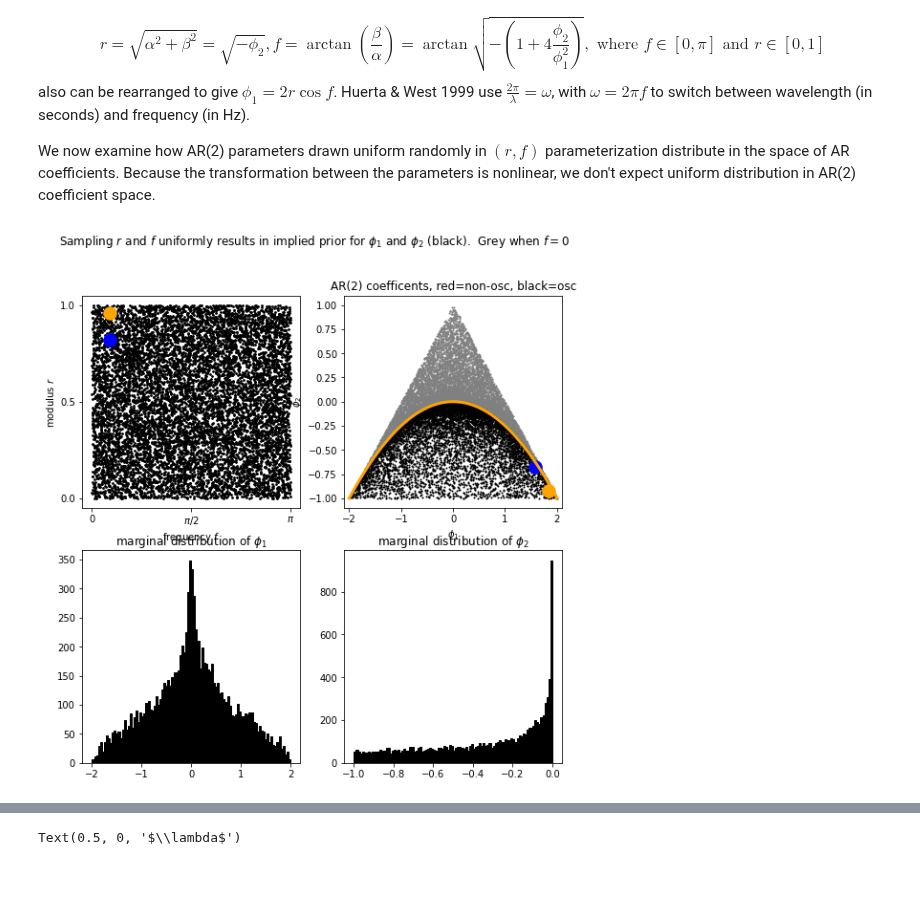
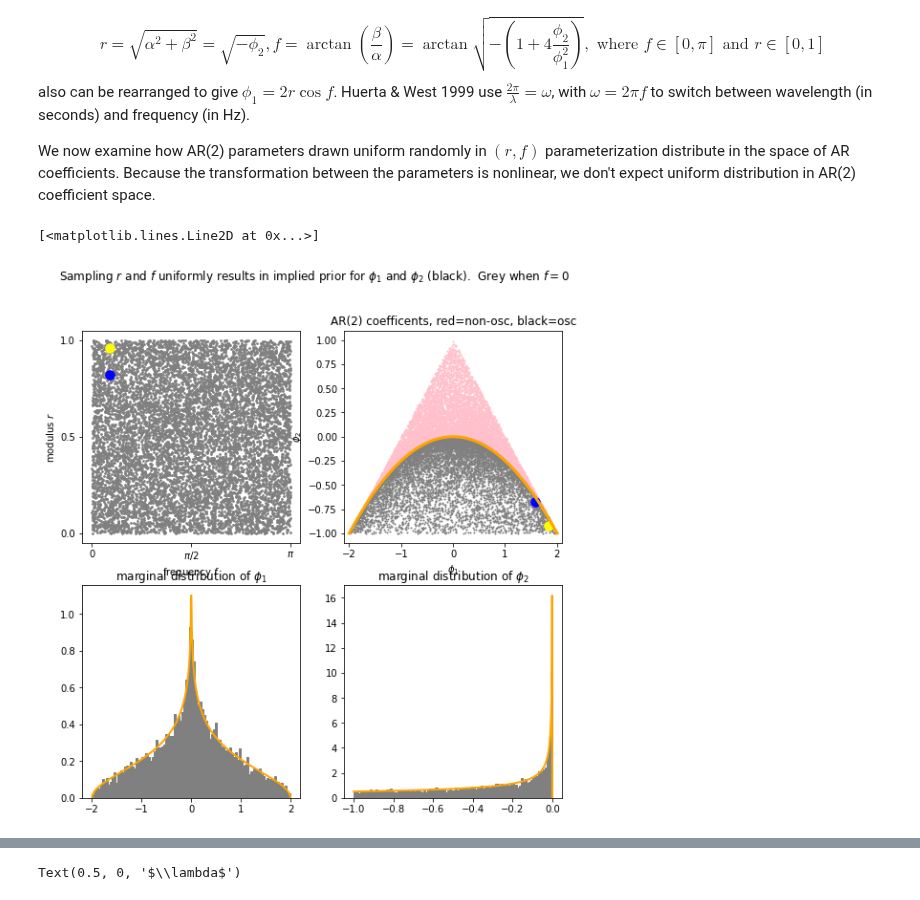
Before and after one commit to AraiKensuke/LOST, a Jupyter notebook: Notebooks/AR2_priors.ipynb, the cells around one changed output, grey strips where cells are left out. Drawn from its saved outputs; the diff is of its cells as text; code cells hidden in the pictures.

```diff
--- a/Notebooks/AR2_priors.ipynb
+++ b/Notebooks/AR2_priors.ipynb
@@ -37,6 +37,7 @@ from LOST.kflib import createDataAR
 
 #  the actual eigenvalues need | eigenvalue | < 1.  (1 / ev) > 1
 
+k=2
 N    = 10000
 ra   = 0
 rb   = 1
@@ -144,43 +145,56 @@ for n in range(N):
 ###  look like when we sample r and f uniformly.
 x = _N.linspace(-2, 2, 201)
 #y = 0.25*(4 - x**2) - 1
 y = -0.25*x**2
 
 #  rts == (1./(r1*r1.conjugate())), (1./(r1*r1.conjugate()))
 fig = _plt.figure(figsize=(9, 9))
 _plt.suptitle("Sampling $r$ and $f$ uniformly results in implied prior for $\phi_1$ and $\phi_2$ (black).  Grey when $f=0$")
 fig.add_subplot(2, 2, 1)
-_plt.scatter(phs, amps, color="black", s=3)
-_plt.scatter(phs[0:1], amps[0:1], color="orange", s=180)
-_plt.scatter(phs[1:2], amps[1:2], color="blue", s=180)
+_plt.scatter(phs, amps, color="grey", s=3)
+_plt.scatter(phs[0:1], amps[0:1], color="yellow", s=90)
+_plt.scatter(phs[1:2], amps[1:2], color="blue", s=90)
 _plt.ylabel("modulus $r$")
 _plt.yticks([0, 0.5, 1])
 _plt.xticks([0, _N.pi/2, _N.pi], ["0", "$\pi/2$", "$\pi$"])
 _plt.xlabel("frequency $f$")
 fig.add_subplot(2, 2, 2)
 _plt.title("AR(2) coefficents, red=non-osc, black=osc")
-_plt.scatter(Fsr[:, 0], Fsr[:, 1], marker=".", s=4, color="grey")
+_plt.scatter(Fsr[:, 0], Fsr[:, 1], marker=".", s=4, color="pink")
 _plt.grid()
 _plt.xlim(-2.5, 2.5)
 _plt.ylim(-1.5, 1.5)
-_plt.scatter(Fsi[:, 0], Fsi[:, 1], marker=".", s=4, color="black")
-_plt.scatter(Fsi[0:1, 0], Fsi[0:1, 1], color="orange", s=180)
-_plt.scatter(Fsi[1:2, 0], Fsi[1:2, 1], color="blue", s=180)
+_plt.scatter(Fsi[:, 0], Fsi[:, 1], marker=".", s=4, color="grey")
+_plt.scatter(Fsi[0:1, 0], Fsi[0:1, 1], color="yellow", s=90)
+_plt.scatter(Fsi[1:2, 0], Fsi[1:2, 1], color="blue", s=90)
 _plt.plot(x, y, color="orange", lw=3)
 _plt.grid()
 _plt.xlim(-2.1, 2.1)
 _plt.ylim(-1.1, 1.1)
 _plt.xlabel(r"$\phi_1$")
 _plt.ylabel(r"$\phi_2$")
 
 fig.add_subplot(2, 2, 3)
 _plt.title("marginal distribution of $\phi_1$")
-suppress = _plt.hist(Fsi[:, 0], bins=_N.linspace(-2, 2, 101), color="black", edgecolor="black")
+phi1s = _N.linspace(-2, 2, 1001, endpoint=True)
+suppress = _plt.hist(Fsi[:, 0], bins=_N.linspace(-2, 2, 101), color="grey", edgecolor="grey", density=True)
+p_phi1 = _N.log(_N.sqrt(4/phi1s**2) + _N.sqrt(-1 + 4/phi1s**2))
+p_phi1[500] = p_phi1[499]
+p_phi1[0]   = 0
+p_phi1[-1]  = 0
+A = _N.sum(p_phi1 * (phi1s[1] - phi1s[0]))
+_plt.plot(phi1s, p_phi1/A, color="orange", lw=2)
 fig.add_subplot(2, 2, 4)
 _plt.title("marginal distribution of $\phi_2$")
-suppress = _plt.hist(Fsi[:, 1], bins=_N.linspace(-1, 0, 101), color="black", edgecolor="black")
+suppress = _plt.hist(Fsi[:, 1], bins=_N.linspace(-1, 0, 101), color="grey", edgecolor="grey", density=True)
+phi2s = _N.linspace(-1, 0, 1001, endpoint=True)
+p_phi2 = 1/_N.sqrt(-phi2s)
+p_phi2[-1] = 0
+A = _N.sum(p_phi2 * (phi2s[1] - phi2s[0]))
+_plt.plot(phi2s, p_phi2/A, color="orange", lw=2)
 # %% [output]
+[<matplotlib.lines.Line2D at 0x...>]
-[figure, old version]
+[figure, new version]
 # %% [markdown]
 The black dots don't appear uniformly distributed in the stationary AR(2) region - it looks more dense near the orange boundary between oscillatory and non-oscillatory AR(2) coefficents.  How the probability distribution change from one space to the next can be calculated using change of variables formula for joint distributions: $p(r, f) = J(r, f; \phi_1, \phi_2) p(\phi_1, \phi_2)$.
 
```
Also changed, not shown: parts of 3 cells of this notebook.
